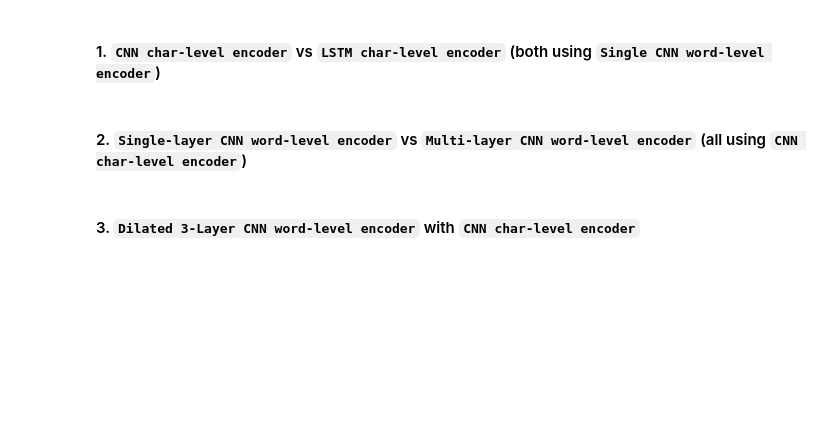
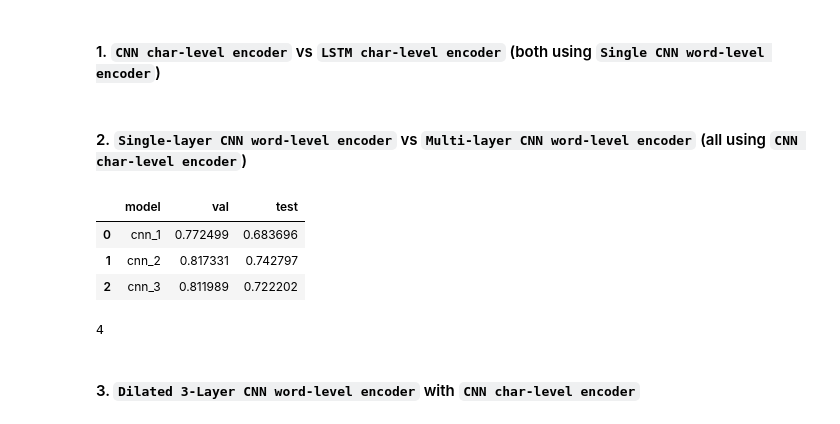
Before and after one commit to alantanlc/ce7455-nlp, a Jupyter notebook: assignment-2/Report.ipynb, the cells around one changed output. Drawn from its saved outputs; the diff is of its cells as text; code cells hidden in the pictures; blank space fills up the shorter version.

```diff
--- a/assignment-2/Report.ipynb
+++ b/assignment-2/Report.ipynb
@@ -1503,6 +1505,44 @@ all_F_DILATED = create_and_train_model()
 #### 1. `CNN char-level encoder` vs `LSTM char-level encoder` (both using `Single CNN word-level encoder`)
 # %% [markdown]
 #### 2. `Single-layer CNN word-level encoder` vs `Multi-layer CNN word-level encoder` (all using `CNN char-level encoder`)
+# %%
+# Get all val scores of each model
+val_cnn_1 = [f1[1] for f1 in all_F_1_CNN]
+val_cnn_2 = [f1[1] for f1 in all_F_2_CNN]
+val_cnn_3 = [f1[1] for f1 in all_F_3_CNN]
+
+# Get best val score index of each model
+best_val_cnn_1_index = val_cnn_1.index(max(val_cnn_1))
+best_val_cnn_2_index = val_cnn_2.index(max(val_cnn_2))
+best_val_cnn_3_index = val_cnn_3.index(max(val_cnn_3))
+
+# Get test score w.r.t best validation score of each model
+test_cnn_1 = all_F_1_CNN[best_val_cnn_1_index][2]
+test_cnn_2 = all_F_2_CNN[best_val_cnn_2_index][2]
+test_cnn_3 = all_F_3_CNN[best_val_cnn_3_index][2]
+
+# Get best val score of each mode
+val_cnn_1 = max(val_cnn_1)
+val_cnn_2 = max(val_cnn_2)
+val_cnn_3 = max(val_cnn_3)
+
+# Construct results table
+df = pd.DataFrame()
+df['model'] = ['cnn_1', 'cnn_2', 'cnn_3']
+df['val'] = [val_cnn_1, val_cnn_2, val_cnn_3]
+df['test'] = [test_cnn_1, test_cnn_2, test_cnn_3]
+
+df
+# %% [output]
+|  | model | val | test |
+| 0 | cnn_1 | 0.772499 | 0.683696 |
+| 1 | cnn_2 | 0.817331 | 0.742797 |
+| 2 | cnn_3 | 0.811989 | 0.722202 |
+# %%
+x = [1,2,3,4,5]
+x.index(max(x))
+# %% [output]
+4
 # %% [markdown]
 #### 3. `Dilated 3-Layer CNN word-level encoder` with `CNN char-level encoder`
 # %% [markdown]
```
Also changed, not shown: parts of 1 cell of this notebook.
